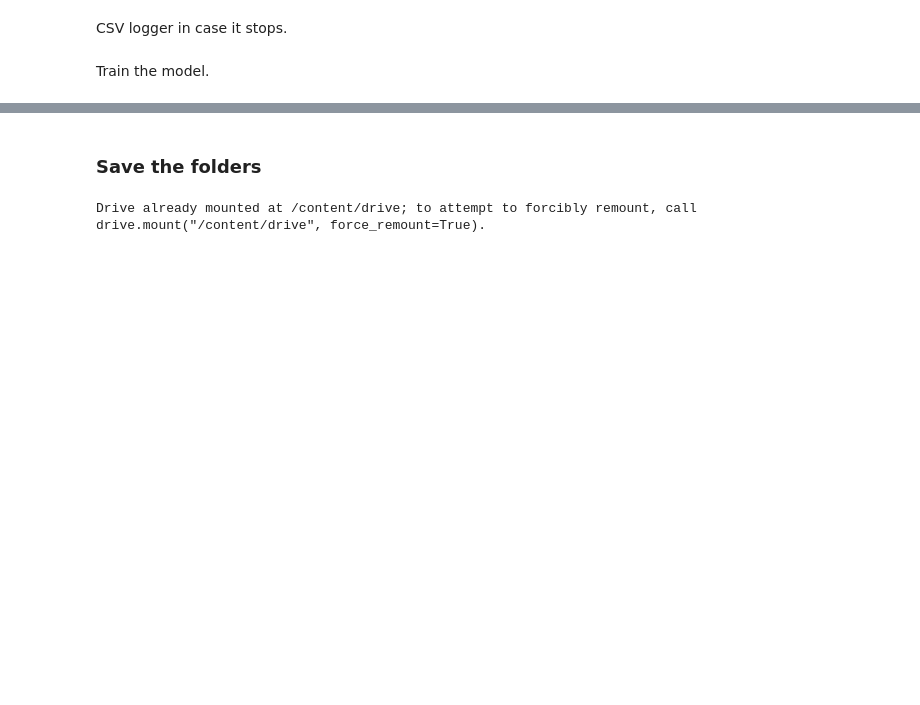
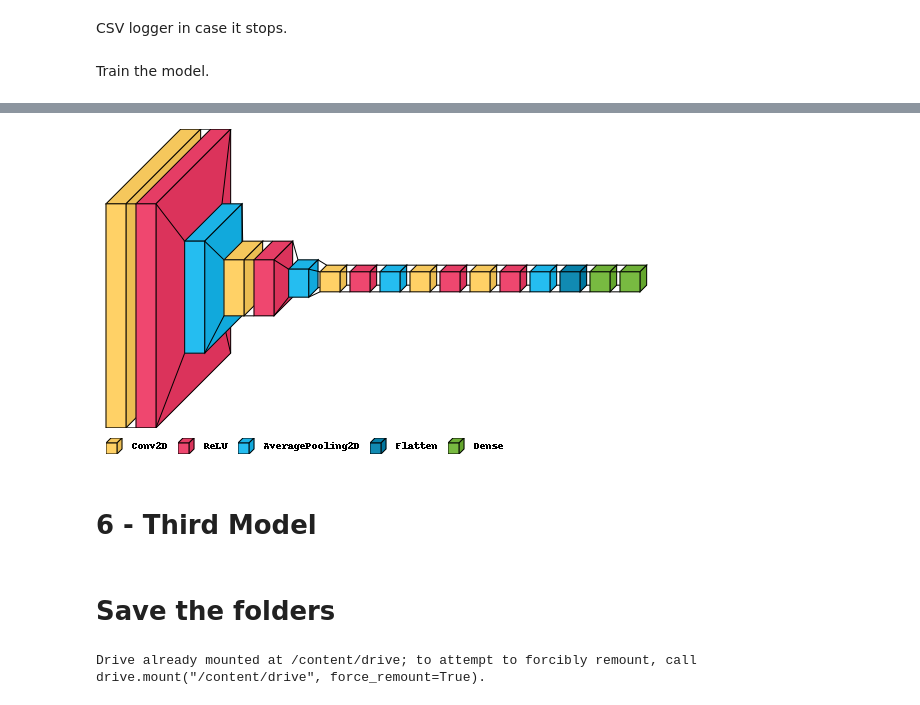
Before and after one commit to giordanovitale/Prado-Museum-CNN, a Jupyter notebook: Prado_Artists.ipynb, the cells around one changed output, grey strips where cells are left out. Saved outputs shown, nothing was run; the diff lists cells and outputs as text; code cells hidden in the pictures; blank space fills up the shorter version.

```diff
--- a/Prado_Artists.ipynb
+++ b/Prado_Artists.ipynb
@@ -499,7 +521,7 @@ gionet.compile(loss=SparseCategoricalCrossentropy(),
 # %% [markdown]
 CSV logger in case it stops.
 # %%
-gionet_csv_logger = CSVLogger("/content/model_results/gionet.log")
+gionet_csv_logger = CSVLogger("/content/drive/MyDrive/AMD/model_logs/gionet.log")
 # %% [markdown]
 Train the model.
 # %%
@@ -516,5 +538,32 @@ NotFoundError: /content/model_results/gionet.log; No such file or directory
+# %%
+color_map = defaultdict(dict)
+
+# Assign the same color to all the preprocessing steps
+color_map[Rescaling]["fill"] = "#3785CD"
+color_map[RandomFlip]["fill"] = "#3785CD"
+color_map[RandomRotation]["fill"] = "#3785CD"
+color_map[RandomContrast]["fill"] = "#3785CD"
+color_map[RandomZoom]["fill"] = "#3785CD"
+color_map[Lambda]["fill"] = "#3785CD"
+
+
+color_map[AveragePooling2D]["fill"] = "#25bdf0"
+color_map[Dense]["fill"] = "#78ba41"
+
+vk.layered_view(gionet,
+                legend=True,
+                scale_xy=2,
+                scale_z=.01,
+                type_ignore=[Rescaling, RandomFlip, RandomRotation, RandomContrast,
+                RandomZoom, Lambda],
+                color_map=color_map
+                )
+# %% [output]
+[figure, added]
+# %% [markdown]
+# 6 - Third Model
 # %% [markdown]
-### Save the folders
+# Save the folders
 # %%
 from google.colab import drive
 import shutil
```
Also changed, not shown: parts of 12 cells of this notebook.
